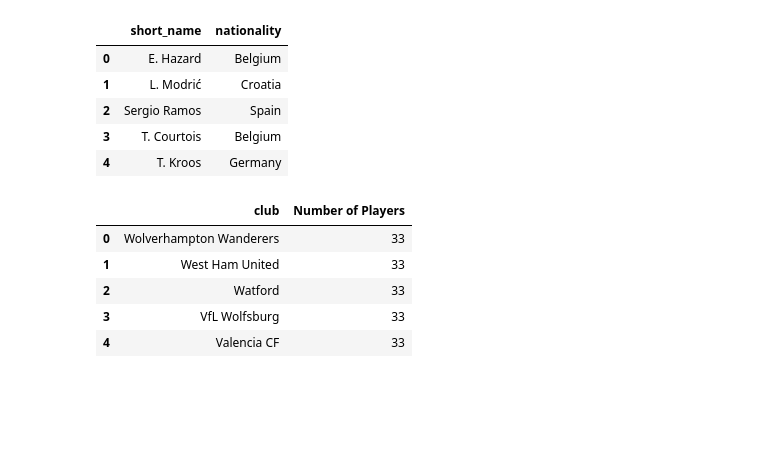
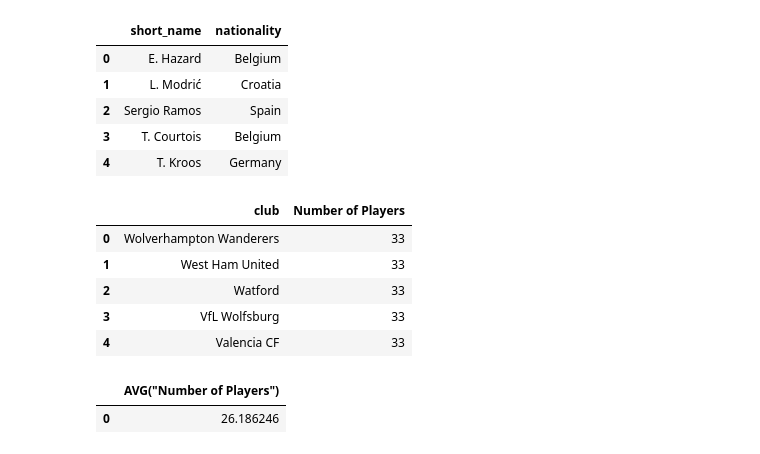
Before and after one commit to mcslender97/Jupyter-Notebook-Fifa-players, a Jupyter notebook: fifa_sql.ipynb, the cells around one changed output. Cells and saved outputs as stored; diff of their text form; code cells hidden in the pictures; blank space fills up the shorter version.

Commit message:
Optional: Get avergae number of players in a club

```diff
--- a/fifa_sql.ipynb
+++ b/fifa_sql.ipynb
@@ -274,3 +274,14 @@ output_df
 | 2 | Watford | 33 |
 | 3 | VfL Wolfsburg | 33 |
 | 4 | Valencia CF | 33 |
+# %%
+# Optional: get average number of players in a club
+_df  = ps.sqldf("""
+SELECT COUNT(sofifa_id) as "Number of Players" FROM df GROUP BY club ORDER BY "Number of Players"
+""")
+output_df= ps.sqldf("""
+SELECT AVG("Number of Players") FROM _df""")
+output_df
+# %% [output]
+|  | AVG("Number of Players") |
+| 0 | 26.186246 |
```
Also changed, not shown: parts of 1 cell of this notebook.
